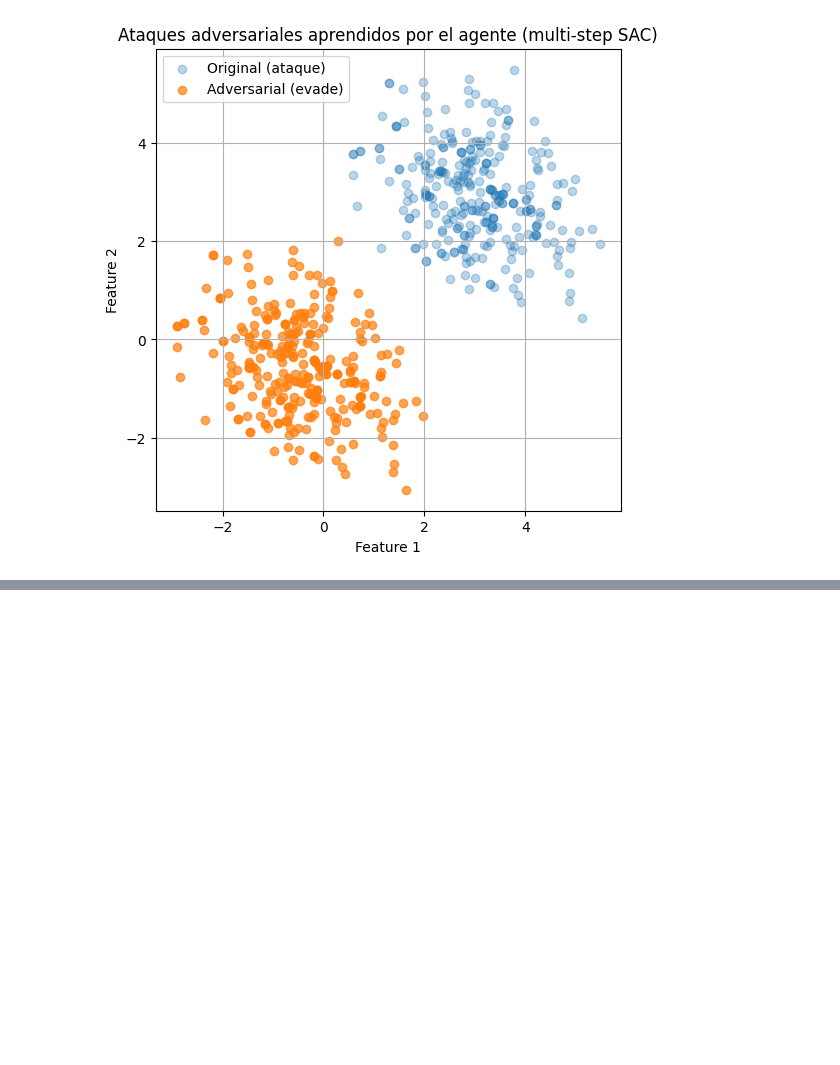
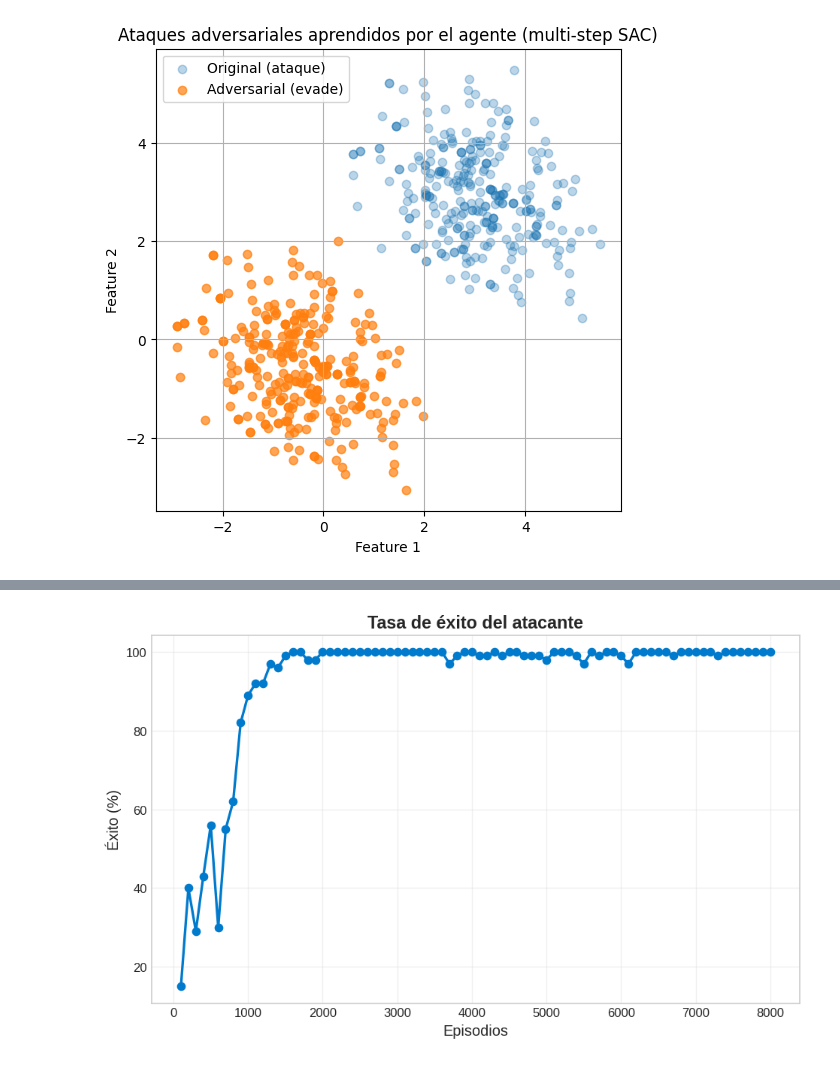
Before and after one commit to robertofdzb10/Tesis, a Jupyter notebook: notebooks/04_train_attacker_sac_multistep.ipynb, the cells around one changed output, grey strips where cells are left out. Saved outputs shown, nothing was run; the diff lists cells and outputs as text; code cells hidden in the pictures; blank space fills up the shorter version.

```diff
--- a/notebooks/04_train_attacker_sac_multistep.ipynb
+++ b/notebooks/04_train_attacker_sac_multistep.ipynb
@@ -409,0 +458,28 @@ plt.show()
+# %%
+# Configuración de gráficos para visualizar los resultados
+plt.style.use("seaborn-v0_8-whitegrid")
+
+# Datos para graficar
+episodes = np.array(callback_PPO.history_episodes)
+success_rate = np.array(callback_PPO.history_success_rate) * 100
+mean_reward = np.array(callback_PPO.history_mean_reward)
+mean_p_attack = np.array(callback_PPO.history_mean_p_attack)
+# %%
+# Grafico de Tasa de éxito
+plt.figure(figsize=(8, 5), dpi=120)
+plt.plot(
+    episodes,
+    success_rate,
+    marker="o",
+    linewidth=2,
+    markersize=6,
+    color="#007acc",
+)
+plt.title("Tasa de éxito del atacante", fontsize=14, fontweight="bold")
+plt.xlabel("Episodios", fontsize=12)
+plt.ylabel("Éxito (%)", fontsize=12)
+plt.grid(alpha=0.3)
+plt.tight_layout()
+plt.show()
+# %% [output]
+[figure, added]
```
Also changed, not shown: parts of 11 cells of this notebook, 4 other files.
